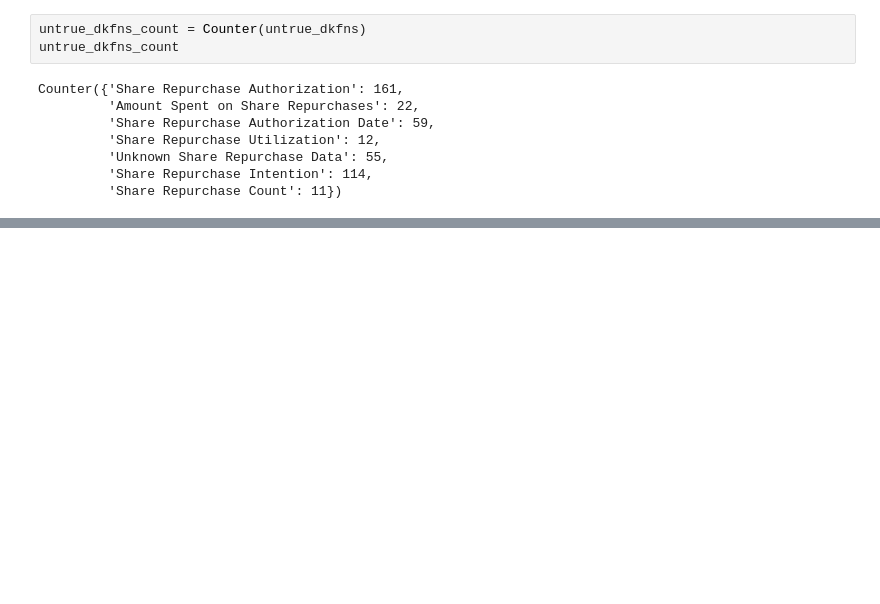
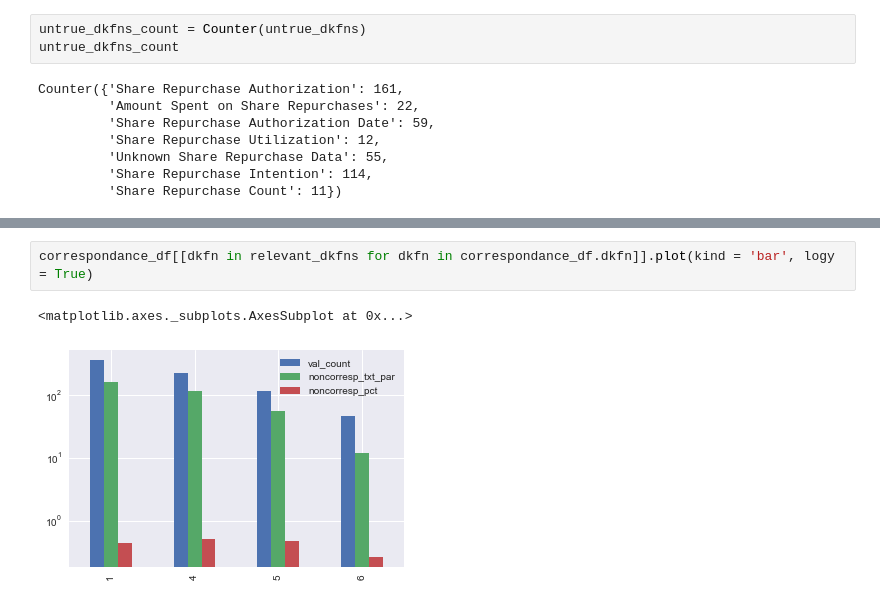
Before and after one commit to suhasinipallai/New_constructs, a Jupyter notebook: identifying-paragraphs.ipynb, the cells around one changed output, grey strips where cells are left out. Saved outputs shown, nothing was run; the diff lists cells and outputs as text; blank space fills up the shorter version.

```diff
--- a/identifying-paragraphs.ipynb
+++ b/identifying-paragraphs.ipynb
@@ -449,0 +524,5 @@ for untrue_count, val_count in
+# %%
+correspondance_df[[dkfn in relevant_dkfns for dkfn in correspondance_df.dkfn]].plot(kind = 'bar', logy = True)
+# %% [output]
+<matplotlib.axes._subplots.AxesSubplot at 0x...>
+[figure, added]
```
Also changed, not shown: parts of 12 cells of this notebook.
